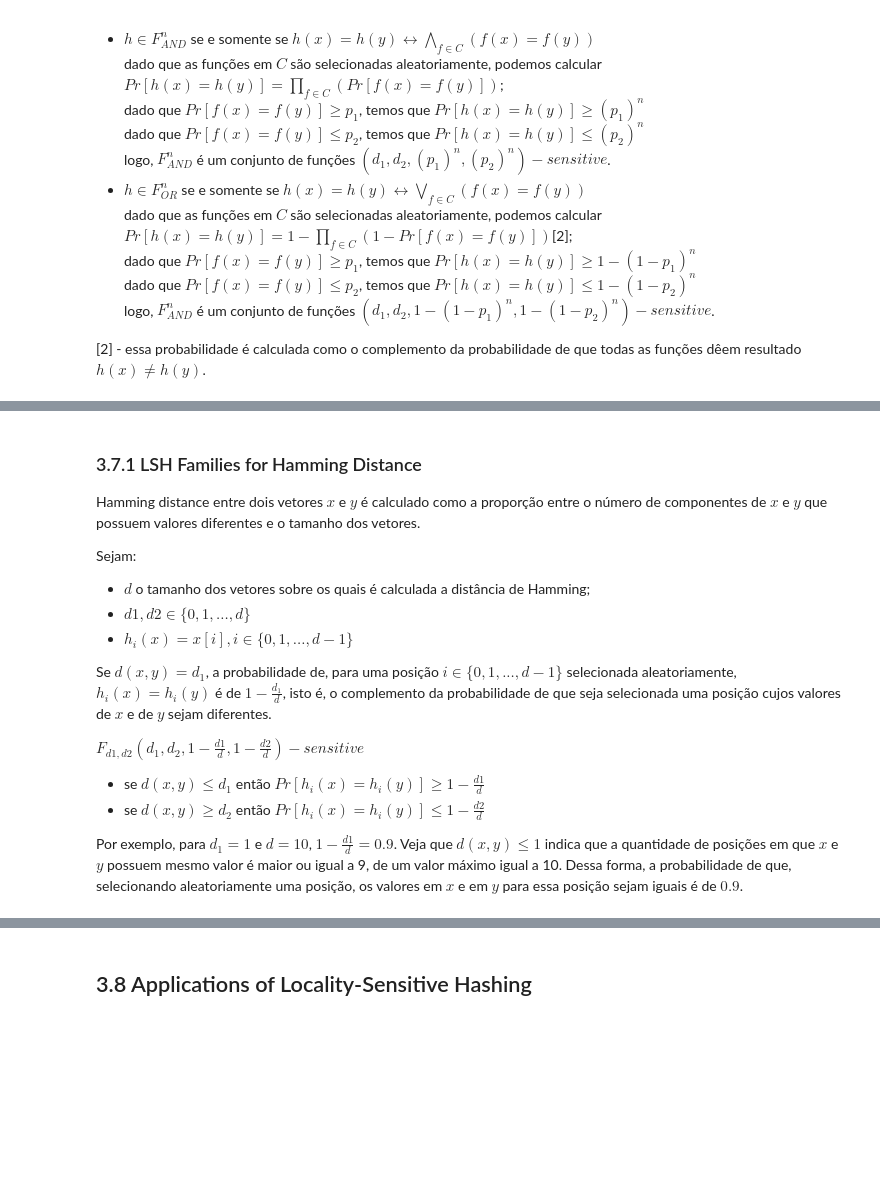
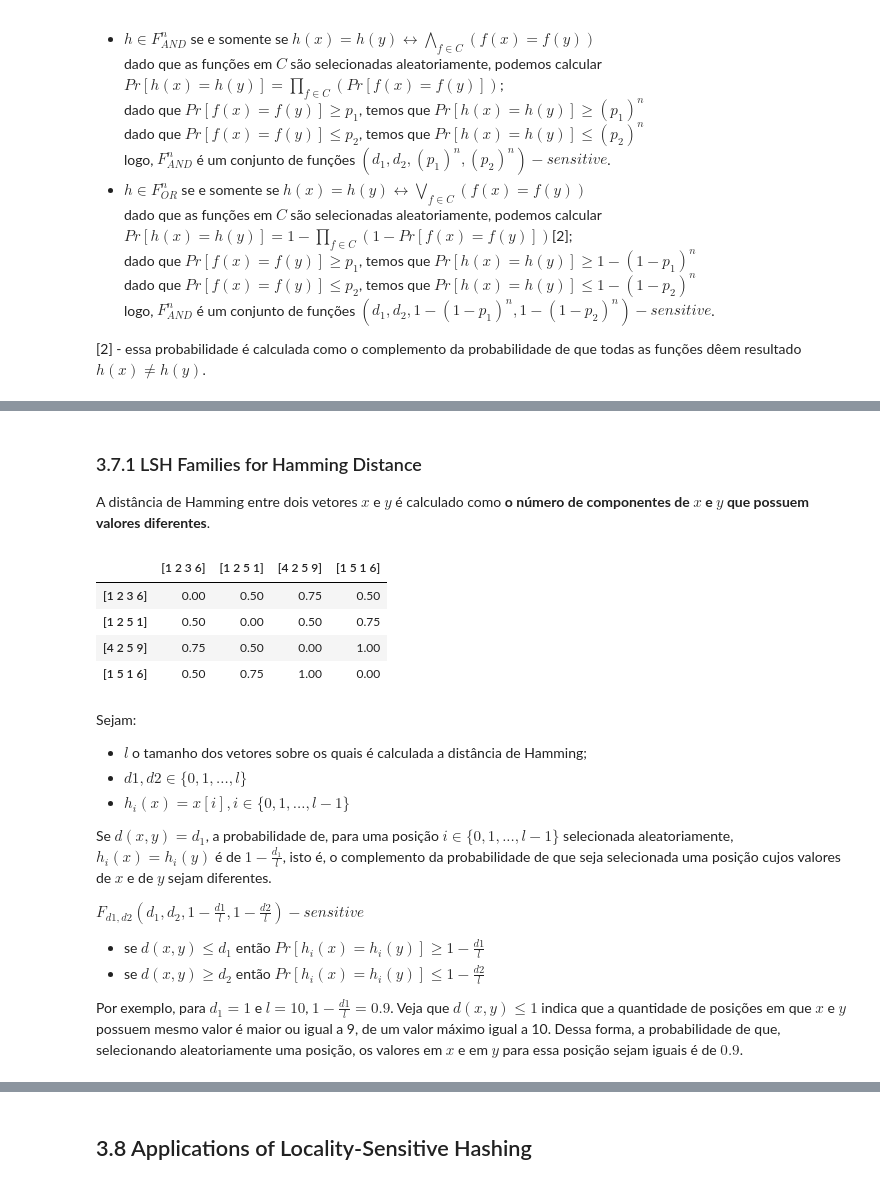
Before and after one commit to abevieiramota/course-garimpagem-de-dados, a Jupyter notebook: ch03.ipynb, the cells around one changed output, grey strips where cells are left out. Cells and saved outputs as stored; diff of their text form; code cells hidden in the pictures; blank space fills up the shorter version.

```diff
--- a/ch03.ipynb
+++ b/ch03.ipynb
@@ -425,20 +431,40 @@ from IPython.display import display, Math, Markdown
+# %% [markdown]
+### 3.7.1 LSH Families for Hamming Distance
+
+A distância de Hamming entre dois vetores $x$ e $y$ é calculado como **o número de componentes de $x$ e $y$ que possuem valores diferentes**.
+# %%
+points_h = np.array([
+    [1, 2, 3, 6],
+    [1, 2, 5, 1],
+    [4, 2, 5, 9],
+    [1, 5, 1, 6]
+])
+points_as_str = [str(p) for p in points_h]
+
+# a definição aqui é #diferente/#length
+hamming = DistanceMetric.get_metric("hamming")
+pd.DataFrame(hamming.pairwise(points_h),
+             columns=points_as_str,
+             index=points_as_str)
+# %% [output]
+|  | [1 2 3 6] | [1 2 5 1] | [4 2 5 9] | [1 5 1 6] |
+| [1 2 3 6] | 0.00 | 0.50 | 0.75 | 0.50 |
+| [1 2 5 1] | 0.50 | 0.00 | 0.50 | 0.75 |
+| [4 2 5 9] | 0.75 | 0.50 | 0.00 | 1.00 |
+| [1 5 1 6] | 0.50 | 0.75 | 1.00 | 0.00 |
 # %% [markdown]
-### 3.7.1 LSH Families for Hamming Distance
-
-Hamming distance entre dois vetores $x$ e $y$ é calculado como a proporção entre  o número de componentes de $x$ e $y$ que possuem valores diferentes e o tamanho dos vetores.
-
 Sejam:
 
-* $d$ o tamanho dos vetores sobre os quais é calculada a distância de Hamming;
-* $d1, d2 \in \{0, 1, ..., d\}$
-* $h_i(x) = x[i], i \in \{0, 1, ..., d - 1\}$
+* $l$ o tamanho dos vetores sobre os quais é calculada a distância de Hamming;
+* $d1, d2 \in \{0, 1, ..., l\}$
+* $h_i(x) = x[i], i \in \{0, 1, ..., l - 1\}$
 
-Se $d(x, y) = d_1$, a probabilidade de, para uma posição $i \in \{0, 1, ..., d - 1\}$ selecionada aleatoriamente, $h_i(x) = h_i(y)$ é de $1 - \frac{d_1}{d}$, isto é, o complemento da probabilidade de que seja selecionada uma posição cujos valores de $x$ e de $y$ sejam diferentes.
+Se $d(x, y) = d_1$, a probabilidade de, para uma posição $i \in \{0, 1, ..., l - 1\}$ selecionada aleatoriamente, $h_i(x) = h_i(y)$ é de $1 - \frac{d_1}{l}$, isto é, o complemento da probabilidade de que seja selecionada uma posição cujos valores de $x$ e de $y$ sejam diferentes.
 
-$F_{d1, d2} (d_1, d_2, 1 - \frac{d1}{d}, 1 - \frac{d2}{d}) - sensitive$
+$F_{d1, d2} (d_1, d_2, 1 - \frac{d1}{l}, 1 - \frac{d2}{l}) - sensitive$
 
-* se $d(x,y) \le d_1$ então $Pr[h_i(x) = h_i(y)] \ge 1 - \frac{d1}{d}$
-* se $d(x,y) \ge d_2$ então $Pr[h_i(x) = h_i(y)] \le 1 - \frac{d2}{d}$
+* se $d(x,y) \le d_1$ então $Pr[h_i(x) = h_i(y)] \ge 1 - \frac{d1}{l}$
+* se $d(x,y) \ge d_2$ então $Pr[h_i(x) = h_i(y)] \le 1 - \frac{d2}{l}$
 
 
-Por exemplo, para $d_1 = 1$ e $d = 10$, $1 - \frac{d1}{d} = 0.9$. Veja que $d(x,y) \le 1$ indica que a quantidade de posições em que $x$ e $y$ possuem mesmo valor é maior ou igual a 9, de um valor máximo igual a 10. Dessa forma, a probabilidade de que, selecionando aleatoriamente uma posição, os valores em $x$ e em $y$ para essa posição sejam iguais é de $0.9$.
+Por exemplo, para $d_1 = 1$ e $l = 10$, $1 - \frac{d1}{l} = 0.9$. Veja que $d(x,y) \le 1$ indica que a quantidade de posições em que $x$ e $y$ possuem mesmo valor é maior ou igual a 9, de um valor máximo igual a 10. Dessa forma, a probabilidade de que, selecionando aleatoriamente uma posição, os valores em $x$ e em $y$ para essa posição sejam iguais é de $0.9$.
```
Also changed, not shown: parts of 25 cells of this notebook.
